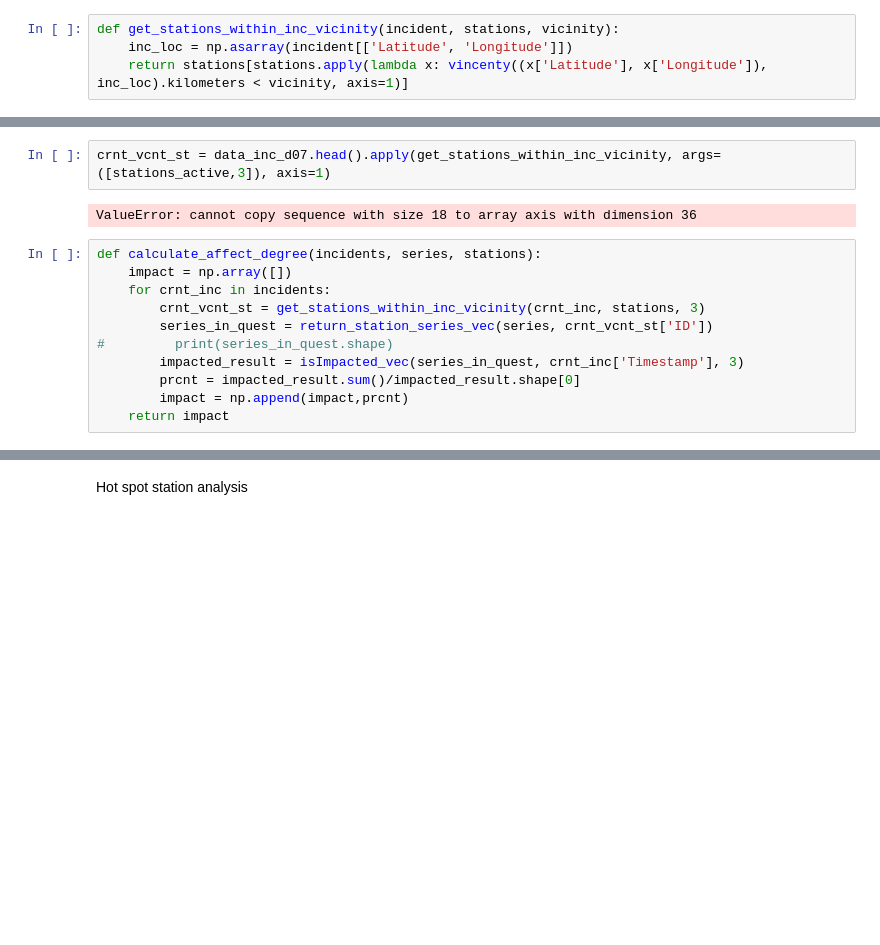
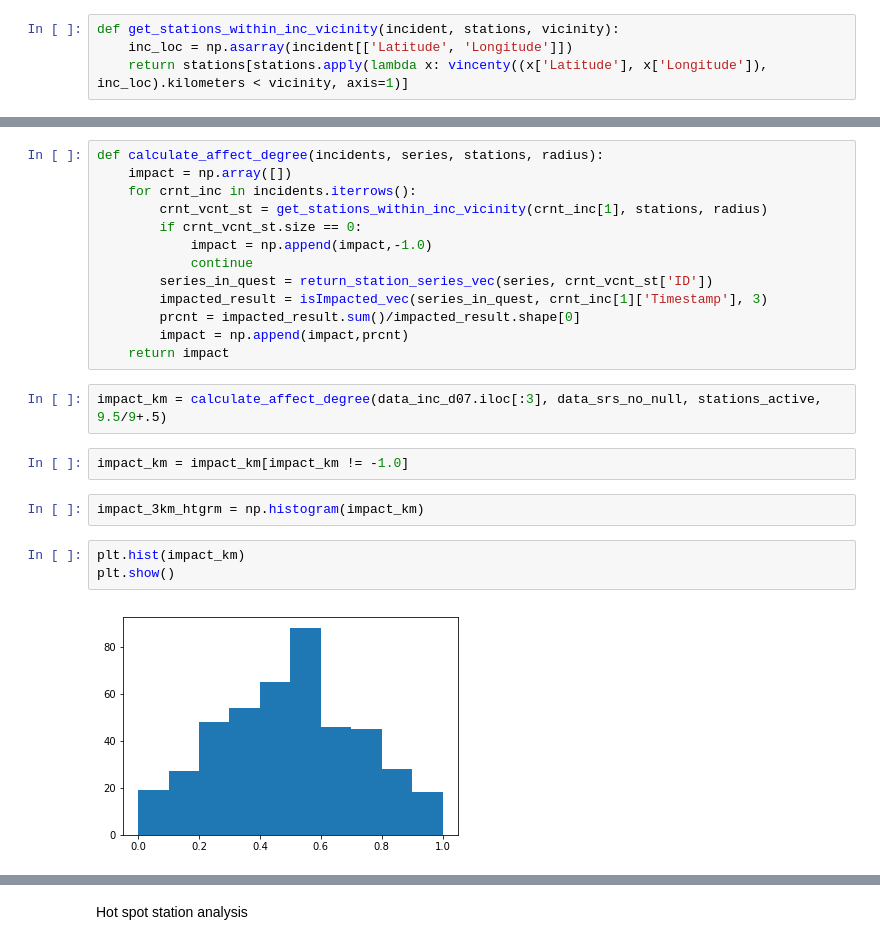
Before and after one commit to frolovconst/TC_w_ML, a Jupyter notebook: incidents_touch/fst_trial.ipynb, the cells around one changed output, grey strips where cells are left out. Drawn from its saved outputs; the diff is of its cells as text; blank space fills up the shorter version.

Commit message:
Histograms displayed

```diff
--- a/incidents_touch/fst_trial.ipynb
+++ b/incidents_touch/fst_trial.ipynb
@@ -230,15 +183,24 @@ dtype: float64
-# %%
-crnt_vcnt_st = data_inc_d07.head().apply(get_stations_within_inc_vicinity, args=([stations_active,3]), axis=1)
-# %% [output]
-ValueError: cannot copy sequence with size 18 to array axis with dimension 36
 # %%
-def calculate_affect_degree(incidents, series, stations):
+def calculate_affect_degree(incidents, series, stations, radius):
     impact = np.array([])
-    for crnt_inc in incidents:
-        crnt_vcnt_st = get_stations_within_inc_vicinity(crnt_inc, stations, 3)
+    for crnt_inc in incidents.iterrows():
+        crnt_vcnt_st = get_stations_within_inc_vicinity(crnt_inc[1], stations, radius)
+        if crnt_vcnt_st.size == 0:
+            impact = np.append(impact,-1.0)
+            continue
         series_in_quest = return_station_series_vec(series, crnt_vcnt_st['ID'])
-#         print(series_in_quest.shape)
-        impacted_result = isImpacted_vec(series_in_quest, crnt_inc['Timestamp'], 3)
+        impacted_result = isImpacted_vec(series_in_quest, crnt_inc[1]['Timestamp'], 3)
         prcnt = impacted_result.sum()/impacted_result.shape[0]
         impact = np.append(impact,prcnt)
     return impact
+# %%
+impact_km = calculate_affect_degree(data_inc_d07.iloc[:3], data_srs_no_null, stations_active, 9.5/9+.5)
+# %%
+impact_km = impact_km[impact_km != -1.0]
+# %%
+impact_3km_htgrm = np.histogram(impact_km)
+# %%
+plt.hist(impact_km)
+plt.show()
+# %% [output]
+[figure, added]
```
Also changed, not shown: parts of 21 cells of this notebook.
